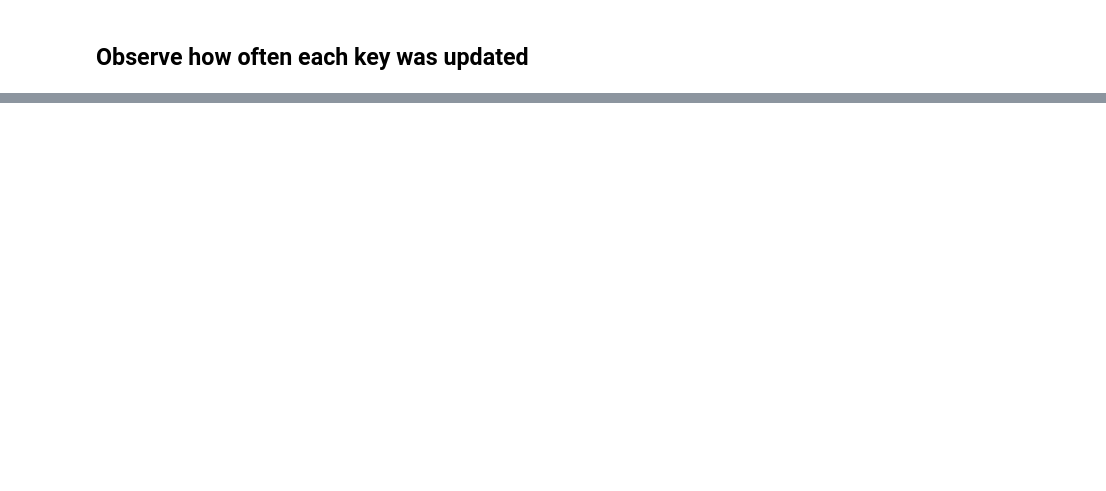
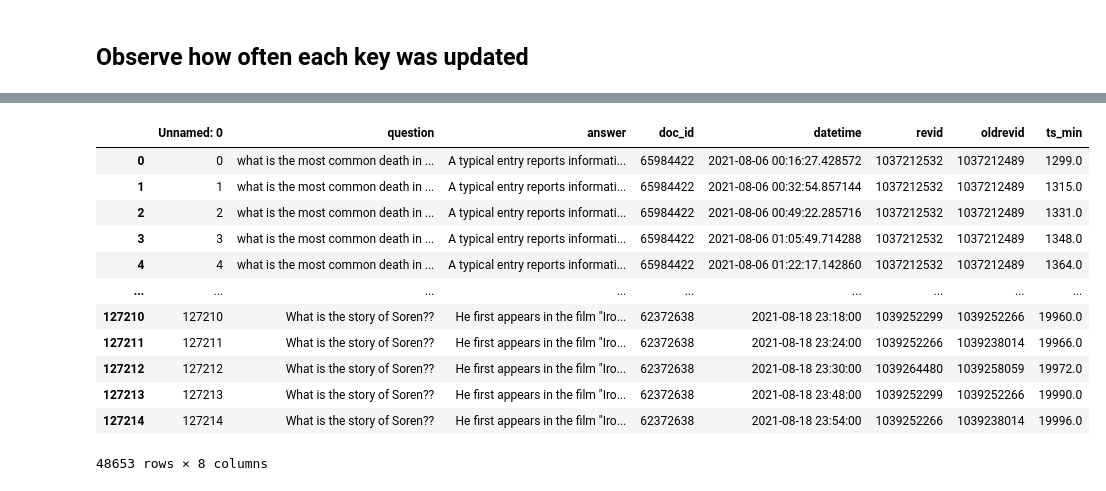
Before and after one commit to feature-store/experiments, a Jupyter notebook: wikipedia/notebooks/Wikipedia Plots.ipynb, the cells around one changed output, grey strips where cells are left out. Drawn from its saved outputs; the diff is of its cells as text; code cells hidden in the pictures; blank space fills up the shorter version.

```diff
--- a/wikipedia/notebooks/Wikipedia Plots.ipynb
+++ b/wikipedia/notebooks/Wikipedia Plots.ipynb
@@ -306,0 +320,21 @@ df
+# %%
+thresh = 20000
+# %%
+train_df = df[df.ts_min < thresh]
+test_df = df[df.ts_min < thresh]
+# %%
+train_df
+# %% [output]
+|  | Unnamed: 0 | question | answer | doc_id | datetime | revid | oldrevid | ts_min |
+| 0 | 0 | what is the most common death in ... | A typical entry reports informati... | 65984422 | 2021-08-06 00:16:27.428572 | 1037212532 | 1037212489 | 1299.0 |
+| 1 | 1 | what is the most common death in ... | A typical entry reports informati... | 65984422 | 2021-08-06 00:32:54.857144 | 1037212532 | 1037212489 | 1315.0 |
+| 2 | 2 | what is the most common death in ... | A typical entry reports informati... | 65984422 | 2021-08-06 00:49:22.285716 | 1037212532 | 1037212489 | 1331.0 |
+| 3 | 3 | what is the most common death in ... | A typical entry reports informati... | 65984422 | 2021-08-06 01:05:49.714288 | 1037212532 | 1037212489 | 1348.0 |
+| 4 | 4 | what is the most common death in ... | A typical entry reports informati... | 65984422 | 2021-08-06 01:22:17.142860 | 1037212532 | 1037212489 | 1364.0 |
+| ... | ... | ... | ... | ... | ... | ... | ... | ... |
+| 127210 | 127210 | What is the story of Soren?? | He first appears in the film "Iro... | 62372638 | 2021-08-18 23:18:00 | 1039252299 | 1039252266 | 19960.0 |
+| 127211 | 127211 | What is the story of Soren?? | He first appears in the film "Iro... | 62372638 | 2021-08-18 23:24:00 | 1039252266 | 1039238014 | 19966.0 |
+| 127212 | 127212 | What is the story of Soren?? | He first appears in the film "Iro... | 62372638 | 2021-08-18 23:30:00 | 1039264480 | 1039258059 | 19972.0 |
+| 127213 | 127213 | What is the story of Soren?? | He first appears in the film "Iro... | 62372638 | 2021-08-18 23:48:00 | 1039252299 | 1039252266 | 19990.0 |
+| 127214 | 127214 | What is the story of Soren?? | He first appears in the film "Iro... | 62372638 | 2021-08-18 23:54:00 | 1039252266 | 1039238014 | 19996.0 |
+48653 rows × 8 columns
```
Also changed, not shown: parts of 22 cells of this notebook, 18 other files.
